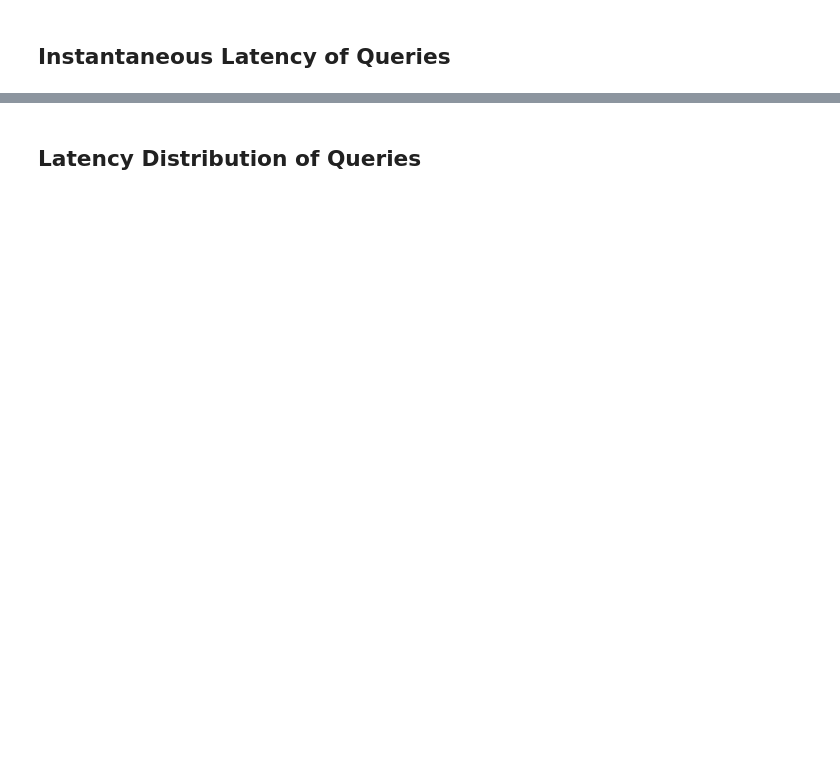
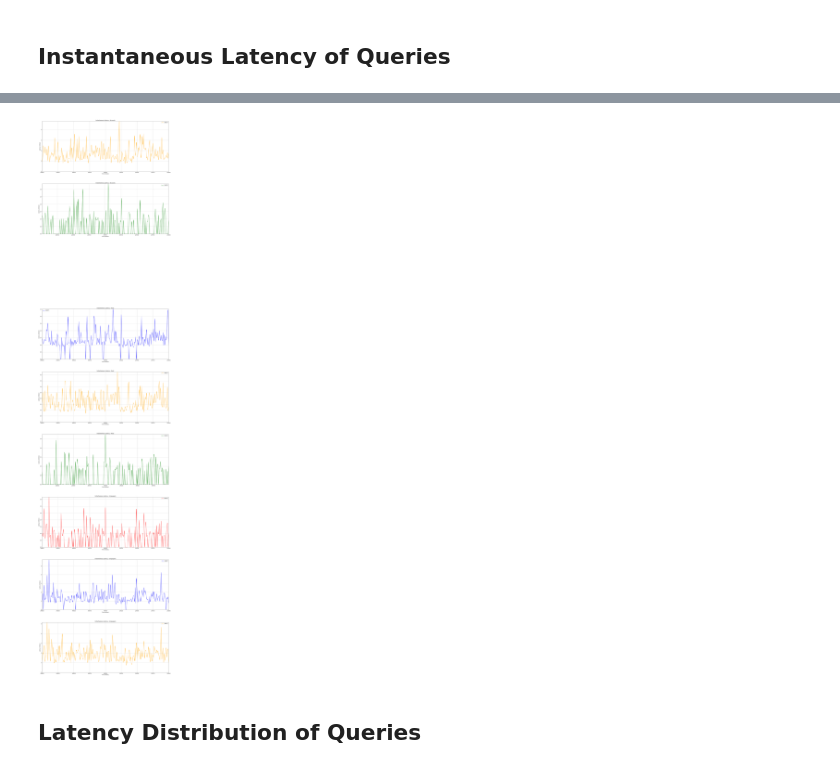
Before and after one commit to unkemptArc99/BuzzBlogBenchmark-1, a Jupyter notebook: analysis/notebooks/QueryAnalysis.ipynb, the cells around one changed output, grey strips where cells are left out. Drawn from its saved outputs; the diff is of its cells as text; code cells hidden in the pictures; blank space fills up the shorter version.

```diff
--- a/analysis/notebooks/QueryAnalysis.ipynb
+++ b/analysis/notebooks/QueryAnalysis.ipynb
@@ -21,11 +21,11 @@ logs/
 # %%
 ########## GENERAL
 # Name of the directory in `../data`
-EXPERIMENT_DIRNAME = "BuzzBlogBenchmark_[TIMESTAMP]"
+EXPERIMENT_DIRNAME = "BuzzBlogBenchmark_2022-04-14-05-26-13"
 
 ########## LATENCY
 # Bin size
-LATENCY_BIN_IN_MS = 1
+LATENCY_BIN_IN_MS = 100
 # %% [markdown]
 ## Notebook Setup
 # %%
@@ -115,26 +119,28 @@ for (i, dbname) in enumerate(dbnames):
 # %%
 ########## ZOOM IN
 # Minimum time (in sec)
-MIN_TIME = 200
+MIN_TIME = 248
 # Maximum time (in sec)
-MAX_TIME = 205
+MAX_TIME = 250
 
 if MIN_TIME and MAX_TIME:
     fig = plt.figure(figsize=(24, len(dbnames) * len(types) * 12))
     for (i, dbname) in enumerate(dbnames):
         for (j, type) in enumerate(types):
             # Data frame
             df = query[(query["dbname"] == dbname) & (query["type"] == type) & (query.index >= MIN_TIME) & (query.index <= MAX_TIME)].groupby(["window_10"])["latency"].max()
             if df.empty:
                 continue
             df = df.reindex(range(int(df.index.min()), int(df.index.max()) + 1, 10), fill_value=0)
             # Plot
             ax = fig.add_subplot(len(dbnames) * len(types), 1, i * len(types) + j + 1)
             ax.grid(alpha=0.75)
             ax.set_xlim((int(df.index.min()), int(df.index.max())))
             ax.set_ylim((0, df.values.max()))
             df.plot(ax=ax, kind="line", title="Instantaneous Latency - %s" % dbname, xlabel="Time (millisec)", ylabel="Latency (millisec)", label=type, color={"SELECT": "orange", "INSERT": "blue", "DELETE": "red", "UPDATE": "green"}, legend=True, grid=True)
             plt.subplots_adjust(hspace=0.25)
+# %% [output]
+[figure, added]
 # %% [markdown]
 ## Latency Distribution of Queries
 # %%
```
Also changed, not shown: parts of 4 cells of this notebook, 7 other files.
